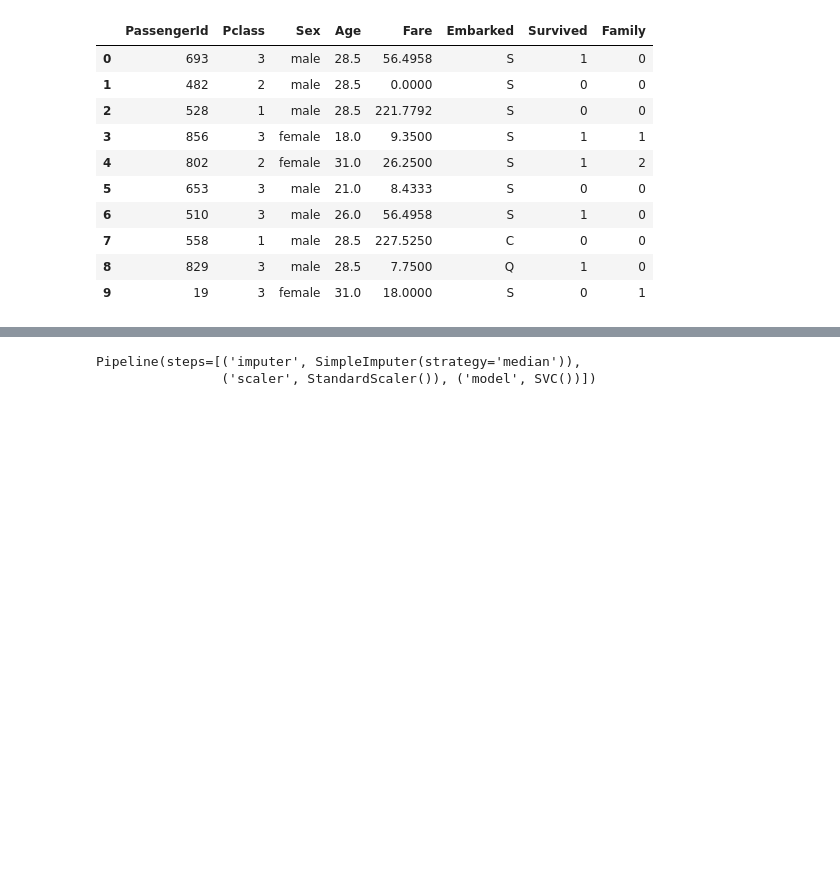
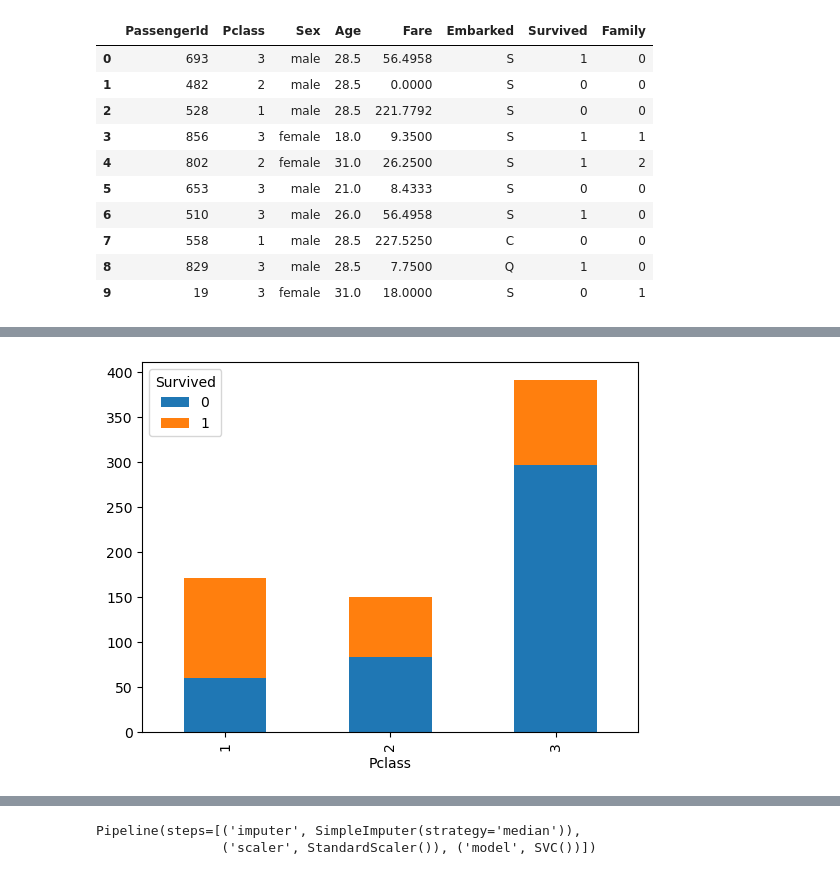
Before and after one commit to amoako420/Titanic_ML, a Jupyter notebook: code.ipynb, the cells around one changed output, grey strips where cells are left out. Drawn from its saved outputs; the diff is of its cells as text; code cells hidden in the pictures; blank space fills up the shorter version.

```diff
--- a/code.ipynb
+++ b/code.ipynb
@@ -56,0 +119,9 @@ le = LabelEncoder()
+# %%
+# Visualizing the relationships between the class and the survived column
+crosstab = pd.crosstab(train_data['Pclass'], train_data['Survived'])
+
+# Plot the stacked bar plot
+crosstab.plot(kind='bar', stacked=True)
+plt.show()
+# %% [output]
+[figure, added]
```
Also changed, not shown: parts of 41 cells of this notebook.
